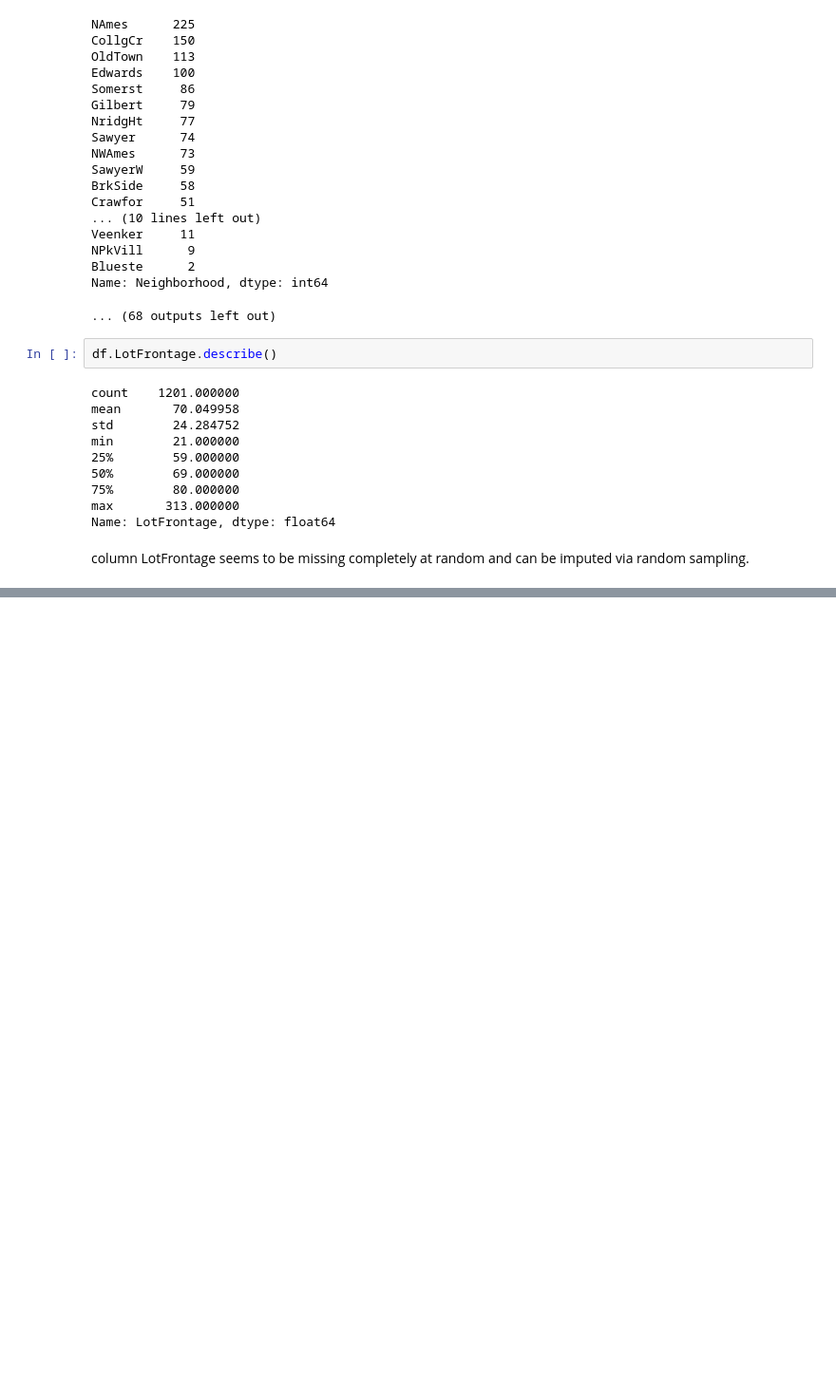
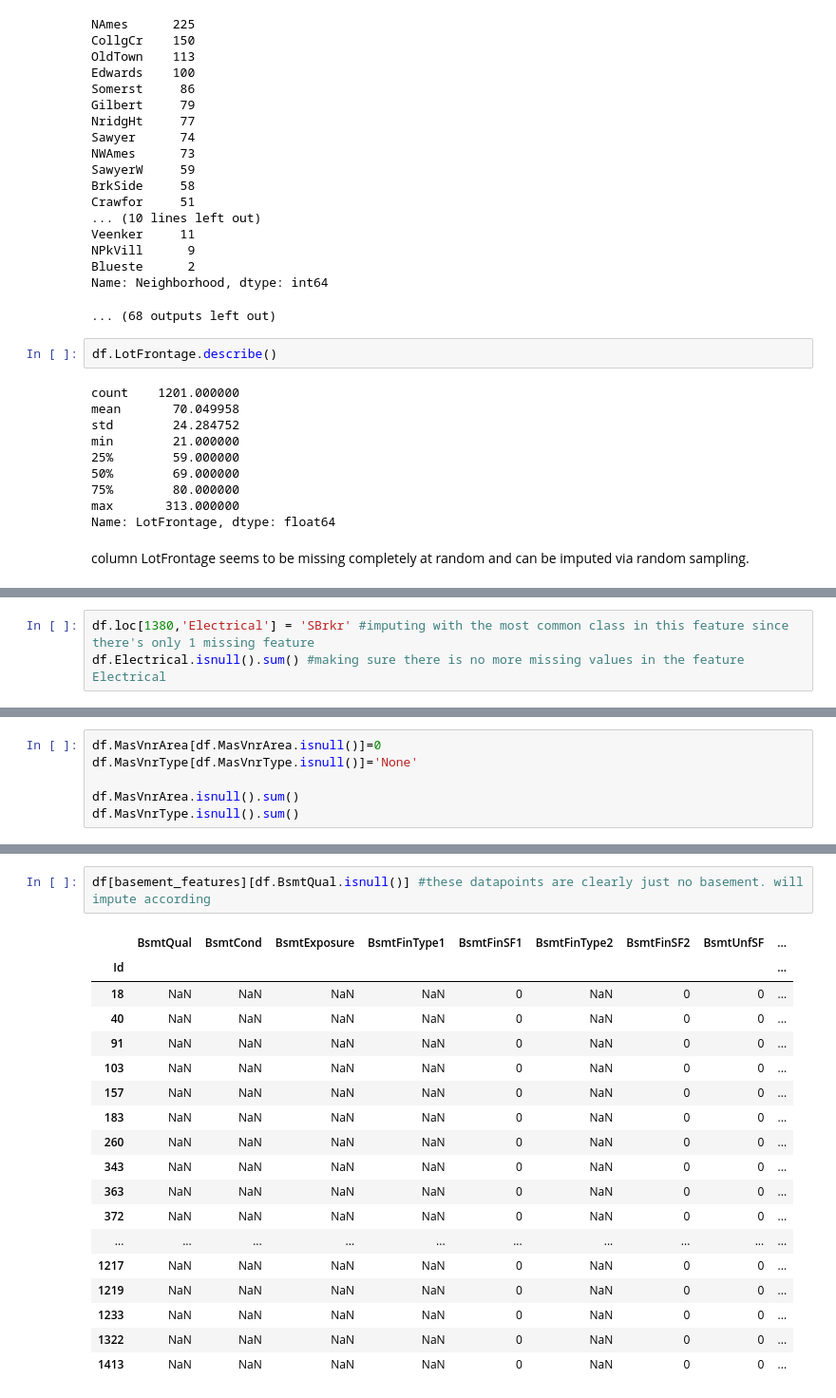
Before and after one commit to jimmy-jing/housing_ml, a Jupyter notebook: jj_first_run.ipynb, the cells around one changed output, grey strips where cells are left out. Shown at 95% size. Saved outputs shown, nothing was run; the diff lists cells and outputs as text; blank space fills up the shorter version.

```diff
--- a/jj_first_run.ipynb
+++ b/jj_first_run.ipynb
@@ -378,0 +374,3 @@ FILE
+# %%
+df.loc[1380,'Electrical'] = 'SBrkr' #imputing with the most common class in this feature since there's only 1 missing feature
+df.Electrical.isnull().sum() #making sure there is no more missing values in the feature Electrical
@@ -378,0 +479,6 @@ FILE
+# %%
+df.MasVnrArea[df.MasVnrArea.isnull()]=0
+df.MasVnrType[df.MasVnrType.isnull()]='None'
+
+df.MasVnrArea.isnull().sum()
+df.MasVnrType.isnull().sum()
@@ -378,0 +579,21 @@ FILE
+# %%
+df[basement_features][df.BsmtQual.isnull()] #these datapoints are clearly just no basement. will impute according
+# %% [output]
+|  | BsmtQual | BsmtCond | BsmtExposure | BsmtFinType1 | BsmtFinSF1 | BsmtFinType2 | BsmtFinSF2 | BsmtUnfSF | ... |
+| Id |  |  |  |  |  |  |  |  | ... |
+| 18 | NaN | NaN | NaN | NaN | 0 | NaN | 0 | 0 | ... |
+| 40 | NaN | NaN | NaN | NaN | 0 | NaN | 0 | 0 | ... |
+| 91 | NaN | NaN | NaN | NaN | 0 | NaN | 0 | 0 | ... |
+| 103 | NaN | NaN | NaN | NaN | 0 | NaN | 0 | 0 | ... |
+| 157 | NaN | NaN | NaN | NaN | 0 | NaN | 0 | 0 | ... |
+| 183 | NaN | NaN | NaN | NaN | 0 | NaN | 0 | 0 | ... |
+| 260 | NaN | NaN | NaN | NaN | 0 | NaN | 0 | 0 | ... |
+| 343 | NaN | NaN | NaN | NaN | 0 | NaN | 0 | 0 | ... |
+| 363 | NaN | NaN | NaN | NaN | 0 | NaN | 0 | 0 | ... |
+| 372 | NaN | NaN | NaN | NaN | 0 | NaN | 0 | 0 | ... |
+| ... | ... | ... | ... | ... | ... | ... | ... | ... | ... |
+| 1217 | NaN | NaN | NaN | NaN | 0 | NaN | 0 | 0 | ... |
+| 1219 | NaN | NaN | NaN | NaN | 0 | NaN | 0 | 0 | ... |
+| 1233 | NaN | NaN | NaN | NaN | 0 | NaN | 0 | 0 | ... |
+| 1322 | NaN | NaN | NaN | NaN | 0 | NaN | 0 | 0 | ... |
+| 1413 | NaN | NaN | NaN | NaN | 0 | NaN | 0 | 0 | ... |
```
Also changed, not shown: parts of 69 cells of this notebook, 1 other file.
